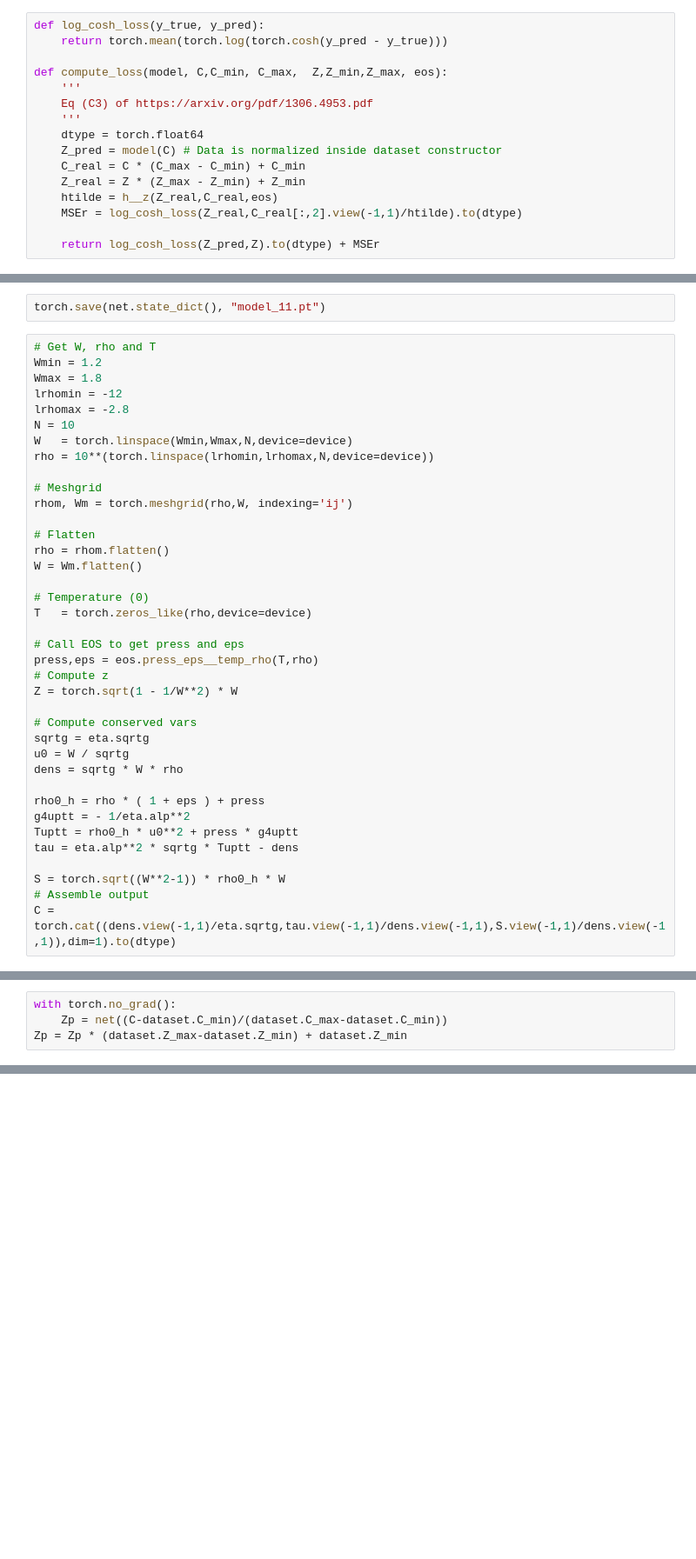
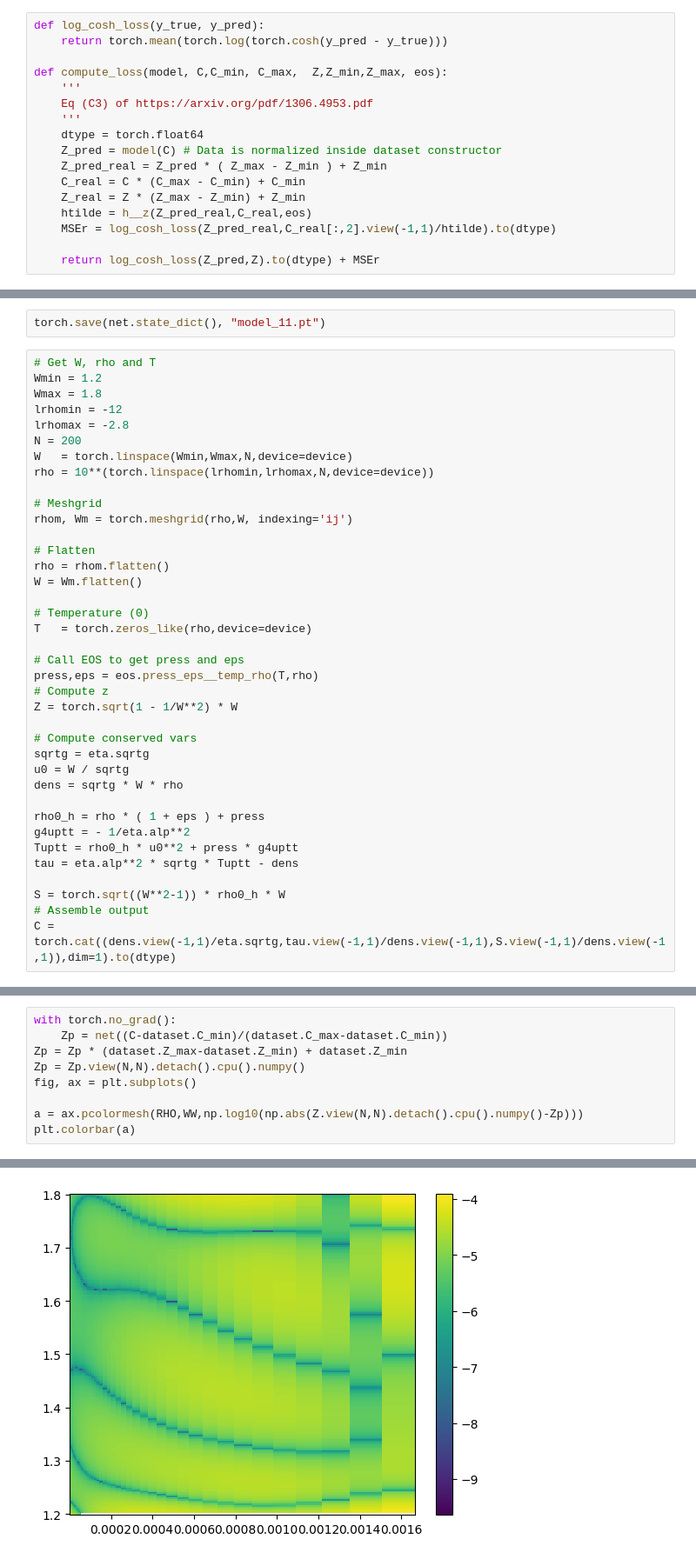
Before and after one commit to carlomusolino/c2p_ML, a Jupyter notebook: c2p_ML_oned.ipynb, the cells around one changed output, grey strips where cells are left out. Shown at 87% size. Cells and saved outputs as stored; diff of their text form; blank space fills up the shorter version.

```diff
--- a/c2p_ML_oned.ipynb
+++ b/c2p_ML_oned.ipynb
@@ -353,10 +355,11 @@ def compute_loss(model, C,C_min, C_max,  Z,Z_min,Z_max, eos):
     '''
     dtype = torch.float64
     Z_pred = model(C) # Data is normalized inside dataset constructor
+    Z_pred_real = Z_pred * ( Z_max - Z_min ) + Z_min
     C_real = C * (C_max - C_min) + C_min
     Z_real = Z * (Z_max - Z_min) + Z_min
-    htilde = h__z(Z_real,C_real,eos)
-    MSEr = log_cosh_loss(Z_real,C_real[:,2].view(-1,1)/htilde).to(dtype)
+    htilde = h__z(Z_pred_real,C_real,eos)
+    MSEr = log_cosh_loss(Z_pred_real,C_real[:,2].view(-1,1)/htilde).to(dtype)
 
     return log_cosh_loss(Z_pred,Z).to(dtype) + MSEr
 # %%
@@ -624,7 +619,7 @@ Wmin = 1.2
 Wmax = 1.8
 lrhomin = -12
 lrhomax = -2.8
-N = 10
+N = 200
 W   = torch.linspace(Wmin,Wmax,N,device=device)
 rho = 10**(torch.linspace(lrhomin,lrhomax,N,device=device))
 
@@ -698,4 +687,9 @@ plt.colorbar(a)
 with torch.no_grad():
     Zp = net((C-dataset.C_min)/(dataset.C_max-dataset.C_min))
 Zp = Zp * (dataset.Z_max-dataset.Z_min) + dataset.Z_min
+Zp = Zp.view(N,N).detach().cpu().numpy()
+fig, ax = plt.subplots()
+
+a = ax.pcolormesh(RHO,WW,np.log10(np.abs(Z.view(N,N).detach().cpu().numpy()-Zp)))
+plt.colorbar(a)
 # %% [output]
@@ -703,3 +697,4 @@ torch.Size([10000, 3])
+[figure, added]
 # %%
 Zp = net(C*(dataset.C_max-dataset.C_min)+dataset.C_min)
 print(Zp.shape)
```
Also changed, not shown: parts of 8 cells of this notebook, 35 other files.
